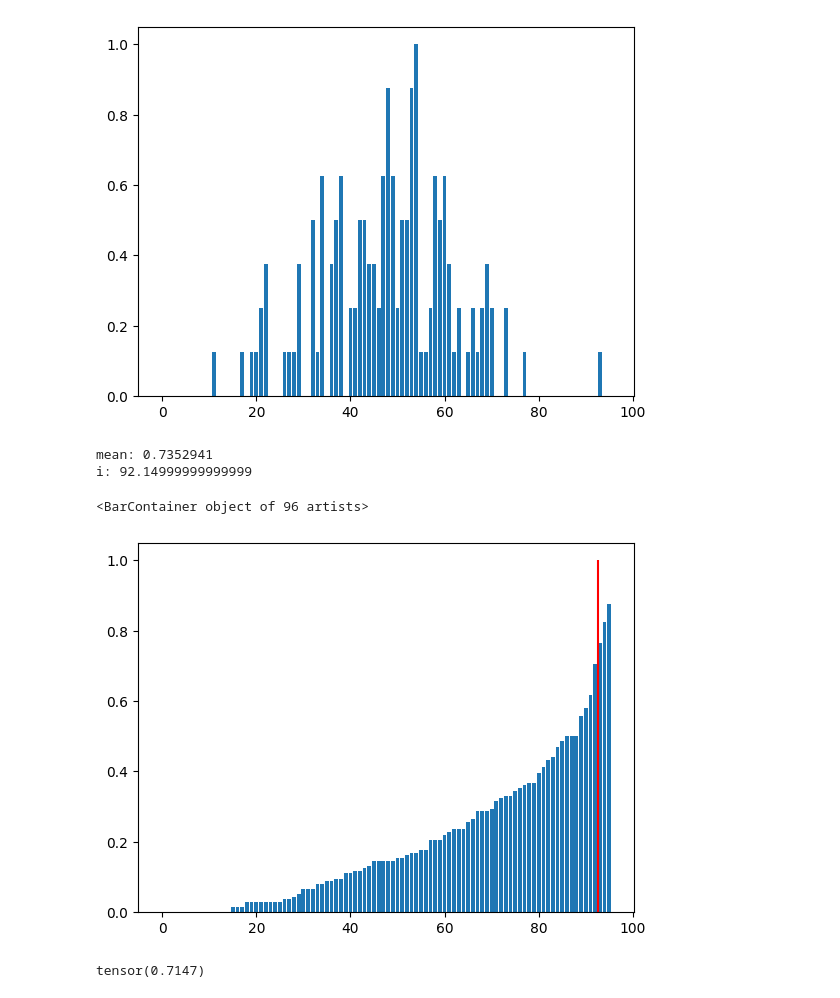
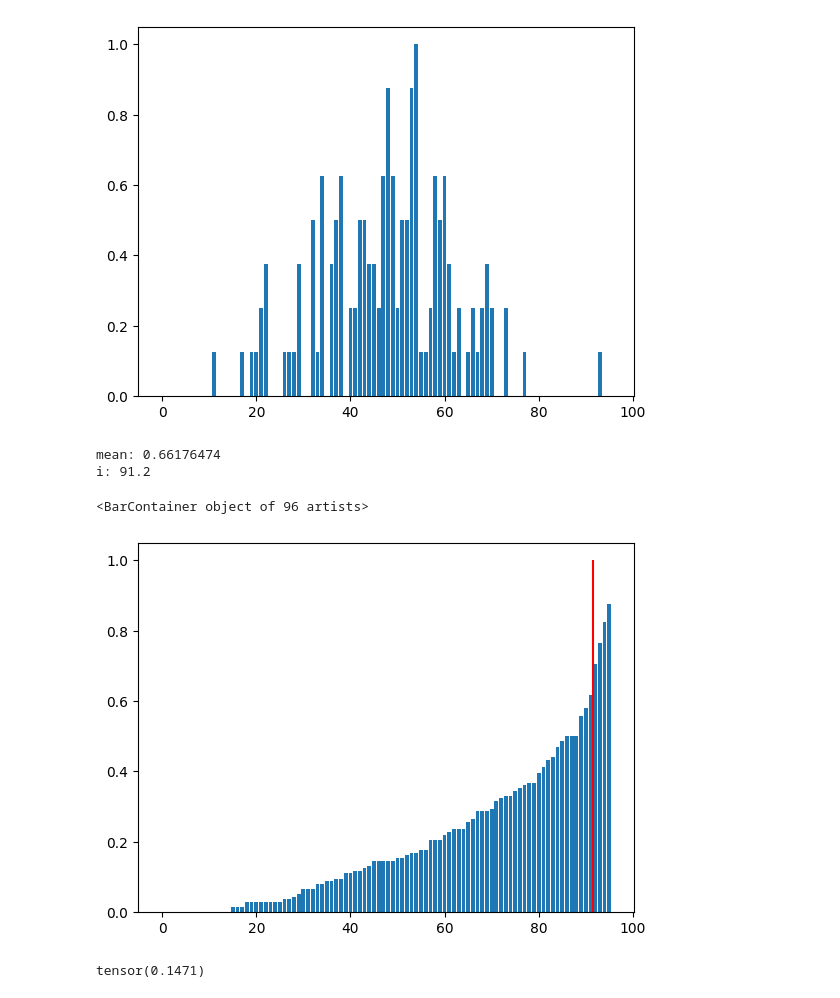
Before and after one commit to jHrdy/vyzkumak, a Jupyter notebook: src/anomaly_detection/utils/score_testing.ipynb, the cells around one changed output. Saved outputs shown, nothing was run; the diff lists cells and outputs as text; code cells hidden in the pictures.

```diff
--- a/src/anomaly_detection/utils/score_testing.ipynb
+++ b/src/anomaly_detection/utils/score_testing.ipynb
@@ -23,23 +23,23 @@ plt.bar(range(96), full_dataset[244])
 # %%
 residual = np.abs(full_dataset[244] - full_dataset[46])
 residual = sorted(residual)
-q = 0.75
+q = 0.96
 i = q * (96-1)
 
 i_up = np.ceil(i)
 i_down = np.floor(i)
 print('mean:', np.mean((residual[int(i_up)], residual[int(i_down)])))
 
 print("i:", i)
 plt.vlines(np.mean((i_up, i_down)), ymin=0, ymax=1, zorder=2, color='red')
 plt.bar(range(96), residual, zorder=0)
 # %% [output]
-mean: 0.7352941
-i: 92.14999999999999
+mean: 0.66176474
+i: 91.2
 <BarContainer object of 96 artists>
-[figure, old version]
+[figure, new version]
 # %%
 scorer = QuantileScorer(q=q)
 scorer.score(full_dataset[244], full_dataset[46])
 # %% [output]
-tensor(0.7147)
+tensor(0.1471)
```
Also changed, not shown: parts of 3 cells of this notebook, 2 other files.
